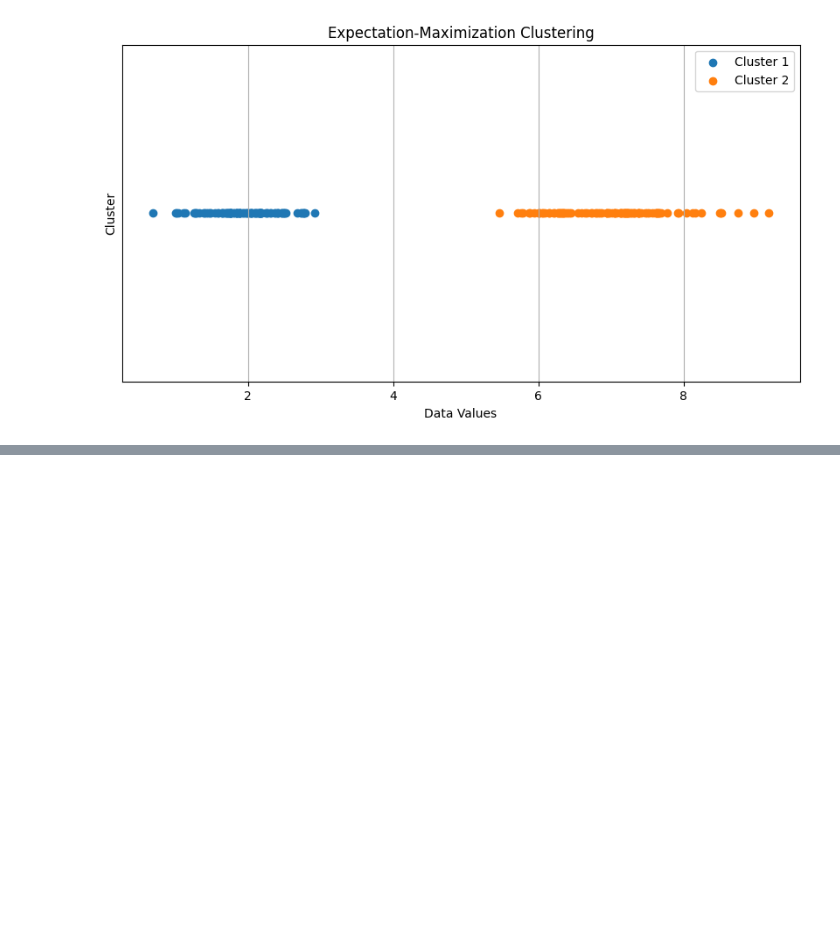
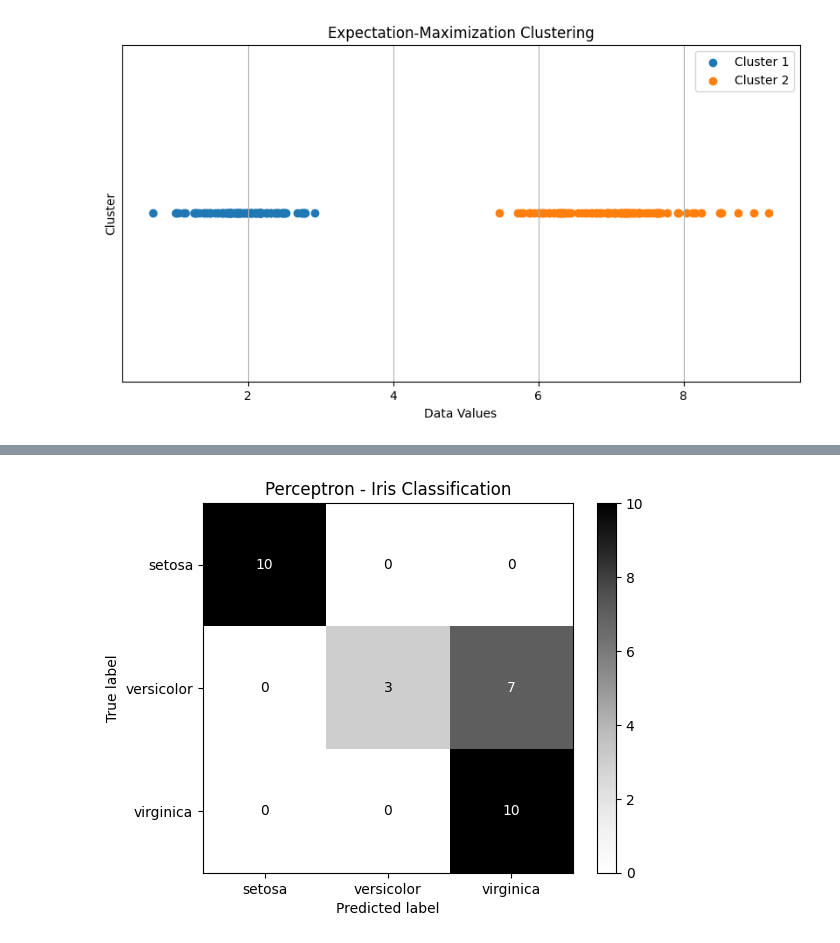
Before and after one commit to 192565033simats-png/machine_learning, a Jupyter notebook: Machine_Learning_Lab.ipynb, the cells around one changed output, grey strips where cells are left out. Drawn from its saved outputs; the diff is of its cells as text; code cells hidden in the pictures; blank space fills up the shorter version.

```diff
--- a/Machine_Learning_Lab.ipynb
+++ b/Machine_Learning_Lab.ipynb
@@ -1421,0 +2968,83 @@ Cluster 2 : 100 data points
+# %%
+# Perceptron-Based Iris Classification
+
+import matplotlib.pyplot as plt
+
+from sklearn.datasets import load_iris
+from sklearn.model_selection import train_test_split
+from sklearn.linear_model import Perceptron
+from sklearn.metrics import accuracy_score, confusion_matrix, ConfusionMatrixDisplay
+
+# Step 1: Load the Iris dataset
+iris = load_iris()
+
+X = iris.data
+y = iris.target
+
+# Step 2: Split the dataset
+X_train, X_test, y_train, y_test = train_test_split(
+    X, y,
+    test_size=0.2,
+    random_state=42,
+    stratify=y
+)
+
+# Step 3: Create and train the Perceptron model
+model = Perceptron(max_iter=1000, random_state=42)
+
+model.fit(X_train, y_train)
+
+# Step 4: Predict flower species
+y_pred = model.predict(X_test)
+
+# Step 5: Calculate accuracy
+accuracy = accuracy_score(y_test, y_pred)
+
+print("PERCEPTRON-BASED IRIS CLASSIFICATION")
+print("-----------------------------------")
+print("Total Samples:", len(X))
+print("Training Samples:", len(X_train))
+print("Testing Samples:", len(X_test))
+print("Model Accuracy:", round(accuracy * 100, 2), "%")
+
+# Step 6: Predict a new flower
+new_flower = [[5.1, 3.5, 1.4, 0.2]]
+
+prediction = model.predict(new_flower)[0]
+
+print("\nNew Flower Measurements:")
+print("Sepal Length: 5.1 cm")
+print("Sepal Width: 3.5 cm")
+print("Petal Length: 1.4 cm")
+print("Petal Width: 0.2 cm")
+
+print("Predicted Species:", iris.target_names[prediction])
+
+# Step 7: Display the confusion matrix
+cm = confusion_matrix(y_test, y_pred)
+
+ConfusionMatrixDisplay(
+    confusion_matrix=cm,
+    display_labels=iris.target_names
+).plot(cmap="Greys")
+
+plt.title("Perceptron - Iris Classification")
+plt.show()
+
+# Step 8: Visualize actual flower classes
+plt.figure(figsize=(8, 5))
+
+for species in range(3):
+    plt.scatter(
+        X[y == species, 2],
+        X[y == species, 3],
+        label=iris.target_names[species]
+    )
+
+plt.title("Iris Flower Classification")
+plt.xlabel("Petal Length (cm)")
+plt.ylabel("Petal Width (cm)")
+plt.legend()
+plt.grid(True)
+plt.show()
+# %% [output]
@@ -1421,0 +3064 @@ Cluster 2 : 100 data points
+[figure, added]
```
Also changed, not shown: parts of 11 cells of this notebook.
